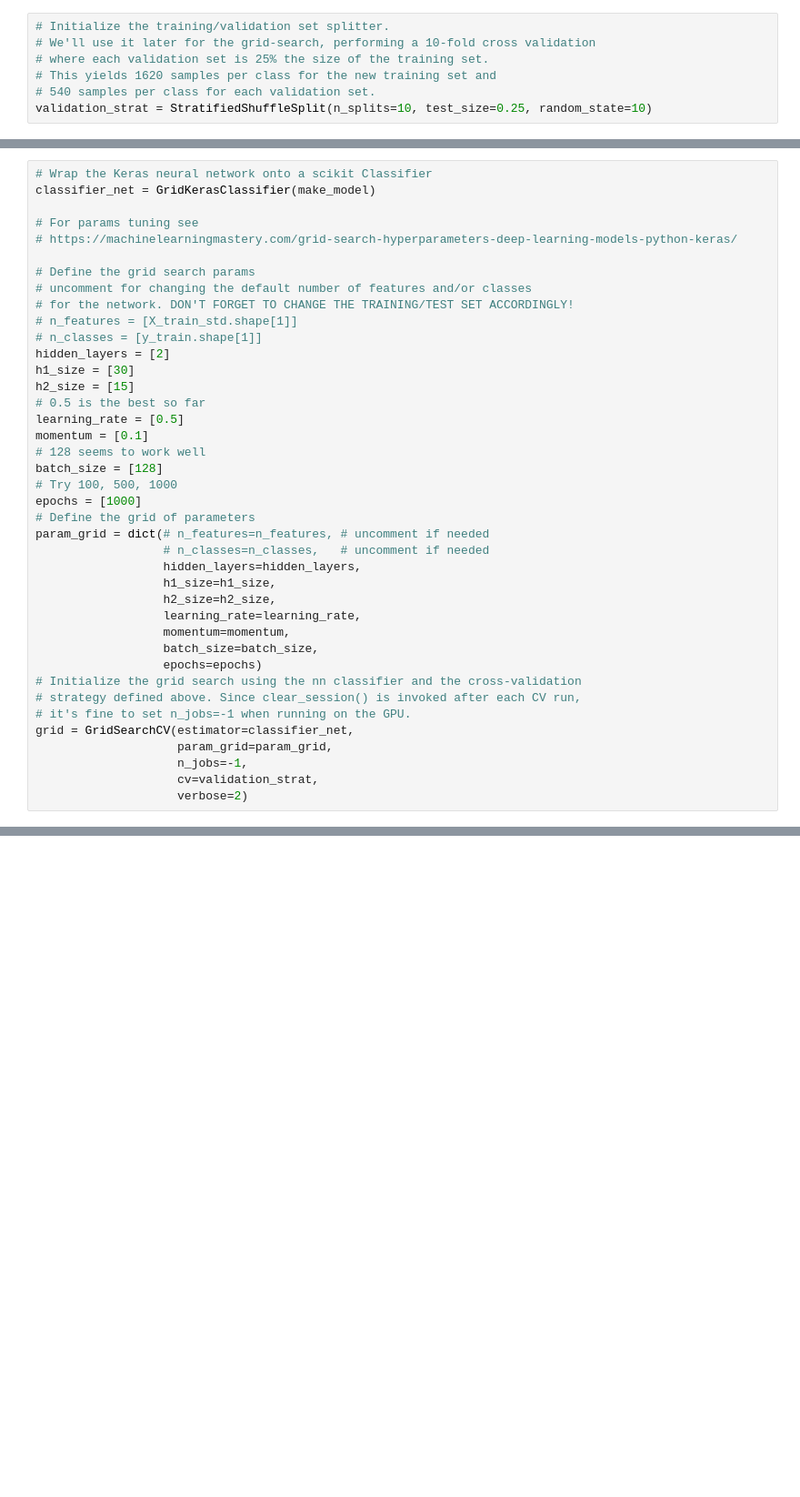
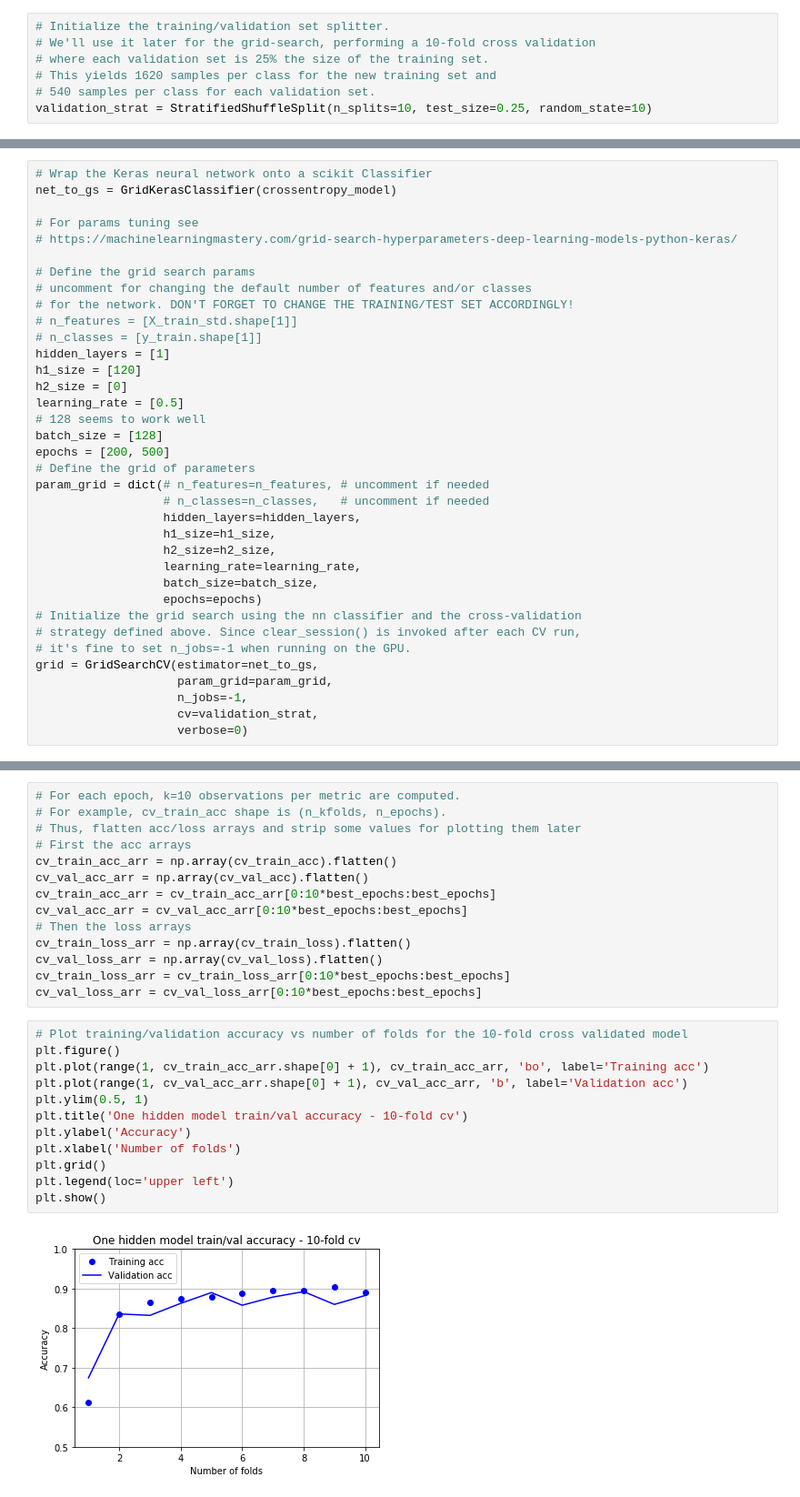
Before and after one commit to Nico769/Forest-Cover-Type-NN, a Jupyter notebook: 02-Classifiers.ipynb, the cells around one changed output, grey strips where cells are left out. Shown at 91% size. Cells and saved outputs as stored; diff of their text form; blank space fills up the shorter version.

```diff
--- a/02-Classifiers.ipynb
+++ b/02-Classifiers.ipynb
@@ -127,7 +147,7 @@ def make_model(hidden_layers=1, h1_size=120, h2_size=1,
     return model
 # %%
 # Wrap the Keras neural network onto a scikit Classifier
-classifier_net = GridKerasClassifier(make_model)
+net_to_gs = GridKerasClassifier(crossentropy_model)
 
 # For params tuning see
 # https://machinelearningmastery.com/grid-search-hyperparameters-deep-learning-models-python-keras/
@@ -137,16 +157,13 @@ classifier_net = GridKerasClassifier(make_model)
 # for the network. DON'T FORGET TO CHANGE THE TRAINING/TEST SET ACCORDINGLY!
 # n_features = [X_train_std.shape[1]]
 # n_classes = [y_train.shape[1]]
-hidden_layers = [2]
-h1_size = [30]
-h2_size = [15]
-# 0.5 is the best so far
+hidden_layers = [1]
+h1_size = [120]
+h2_size = [0]
 learning_rate = [0.5]
-momentum = [0.1]
 # 128 seems to work well
 batch_size = [128]
-# Try 100, 500, 1000
-epochs = [1000]
+epochs = [200, 500]
 # Define the grid of parameters
 param_grid = dict(# n_features=n_features, # uncomment if needed
                   # n_classes=n_classes,   # uncomment if needed
@@ -154,17 +171,16 @@ param_grid = dict(# n_features=n_features, # uncomment if needed
                   h1_size=h1_size,
                   h2_size=h2_size,
                   learning_rate=learning_rate,
-                  momentum=momentum,
                   batch_size=batch_size,
                   epochs=epochs)
 # Initialize the grid search using the nn classifier and the cross-validation
 # strategy defined above. Since clear_session() is invoked after each CV run,
 # it's fine to set n_jobs=-1 when running on the GPU.
-grid = GridSearchCV(estimator=classifier_net,
+grid = GridSearchCV(estimator=net_to_gs,
                     param_grid=param_grid,
                     n_jobs=-1,
                     cv=validation_strat,
-                    verbose=2)
+                    verbose=0)
 # %%
 # Run grid search
 # THIS CELL IS TIME CONSUMING, BE AWARE OF THAT!
@@ -323,0 +301,28 @@ print(norm_cm)
+# %%
+# For each epoch, k=10 observations per metric are computed.
+# For example, cv_train_acc shape is (n_kfolds, n_epochs).
+# Thus, flatten acc/loss arrays and strip some values for plotting them later
+# First the acc arrays
+cv_train_acc_arr = np.array(cv_train_acc).flatten()
+cv_val_acc_arr = np.array(cv_val_acc).flatten()
+cv_train_acc_arr = cv_train_acc_arr[0:10*best_epochs:best_epochs]
+cv_val_acc_arr = cv_val_acc_arr[0:10*best_epochs:best_epochs]
+# Then the loss arrays
+cv_train_loss_arr = np.array(cv_train_loss).flatten()
+cv_val_loss_arr = np.array(cv_val_loss).flatten()
+cv_train_loss_arr = cv_train_loss_arr[0:10*best_epochs:best_epochs]
+cv_val_loss_arr = cv_val_loss_arr[0:10*best_epochs:best_epochs]
+# %%
+# Plot training/validation accuracy vs number of folds for the 10-fold cross validated model
+plt.figure()
+plt.plot(range(1, cv_train_acc_arr.shape[0] + 1), cv_train_acc_arr, 'bo', label='Training acc')
+plt.plot(range(1, cv_val_acc_arr.shape[0] + 1), cv_val_acc_arr, 'b', label='Validation acc')
+plt.ylim(0.5, 1)
+plt.title('One hidden model train/val accuracy - 10-fold cv')
+plt.ylabel('Accuracy')
+plt.xlabel('Number of folds')
+plt.grid()
+plt.legend(loc='upper left')
+plt.show()
+# %% [output]
+[figure, added]
```
Also changed, not shown: parts of 28 cells of this notebook.
